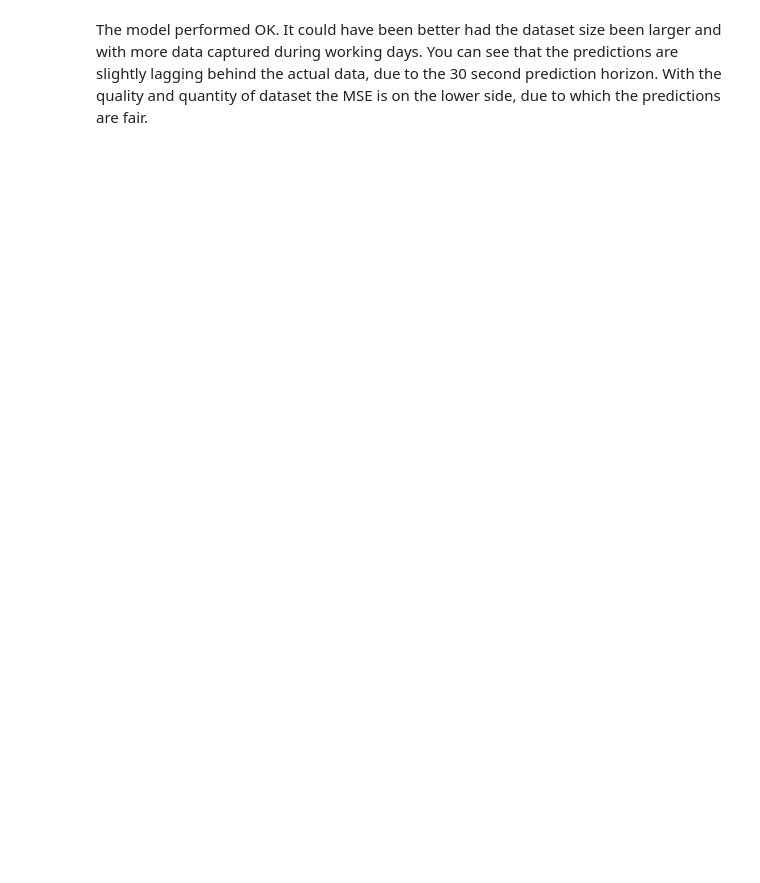
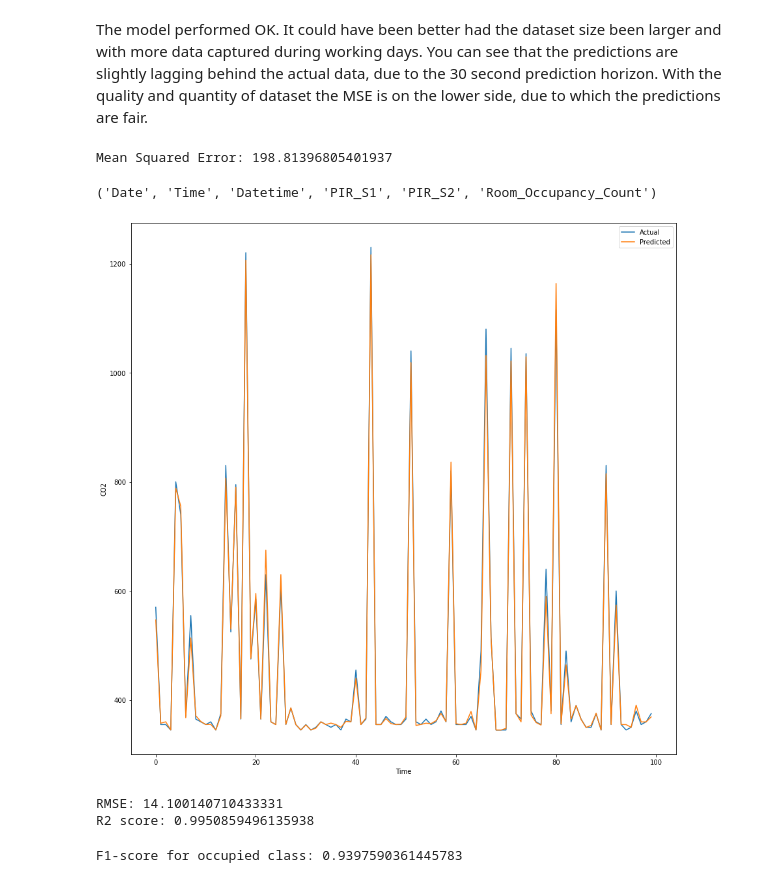
Before and after one commit to SweatyCrayfish/Room-Ocupancy-Application, a Jupyter notebook: Final Project - ML IoT Application.ipynb, the cells around one changed output. Saved outputs shown, nothing was run; the diff lists cells and outputs as text; code cells hidden in the pictures; blank space fills up the shorter version.

Commit message:
xgboost
addeted a model with r^2 = 99 and f1-score 93

```diff
--- a/Final Project - ML IoT Application.ipynb
+++ b/Final Project - ML IoT Application.ipynb
@@ -1041,3 +1071,62 @@ MSE is 38.159588278417935
 # %% [markdown]
 The model performed OK. It could have been better had the dataset size been larger and with more data captured during working days. You can see that the predictions are slightly lagging behind the actual
 data, due to the 30 second prediction horizon. With the quality and quantity of dataset the MSE is on the lower side, due to which the predictions are fair.
+# %%
+# Split the data into training and testing sets
+X_train, X_test, y_train, y_test = train_test_split(df[['Temp', 'Light', 'Sound', 'Room_Occupancy_Count']], df['CO2'], test_size=0.2, random_state=2000000)
+
+# Define the XGBoost model
+xgb_model = xgb.XGBRegressor(objective ='reg:squarederror', learning_rate=0.25,
+                max_depth=5000, n_estimators=100)
+
+# Train the XGBoost model
+xgb_model.fit(X_train, y_train)
+
+# Make predictions on the testing set
+y_pred = xgb_model.predict(X_test)
+
+# Evaluate the model using mean squared error
+mse = mean_squared_error(y_test, y_pred)
+print("Mean Squared Error:", mse)
+# %% [output]
+Mean Squared Error: 198.81396805401937
+# %%
+'Date', 'Time', 'Datetime', 'PIR_S1', 'PIR_S2', 'Room_Occupancy_Count'
+# %% [output]
+('Date', 'Time', 'Datetime', 'PIR_S1', 'PIR_S2', 'Room_Occupancy_Count')
+# %%
+# Set the figure size
+plt.figure(figsize=(15, 15))
+
+# Plot the last 200 actual CO2 values and the predicted values over time
+plt.plot(y_test.values[-100:], label='Actual')
+plt.plot(y_pred[-100:], label='Predicted')
+plt.xlabel('Time')
+plt.ylabel('CO2')
+plt.legend()
+plt.show()
+# %% [output]
+[figure, added]
+# %%
+# Calculate root mean squared error (RMSE) and R2 score for the predictions
+rmse = np.sqrt(mean_squared_error(y_test, y_pred))
+r2 = r2_score(y_test, y_pred)
+
+# Print the RMSE and R2 score
+print("RMSE:", rmse)
+print("R2 score:", r2)
+# %% [output]
+RMSE: 14.100140710433331
+R2 score: 0.9950859496135938
+# %%
+# Convert CO2 levels to binary occupancy labels using a threshold of 1000 ppm
+y_test_occ = np.where(y_test > 1000, 1, 0)
+y_pred_occ = np.where(y_pred > 1000, 1, 0)
+
+# Calculate precision, recall, F1-score and support for each class (occupied and unoccupied)
+precision, recall, f1, support = precision_recall_fscore_support(y_test_occ, y_pred_occ)
+
+# Print the F1-score for the occupied class
+print("F1-score for occupied class:", f1[1])
+# %% [output]
+F1-score for occupied class: 0.9397590361445783
```
Also changed, not shown: parts of 5 cells of this notebook.
